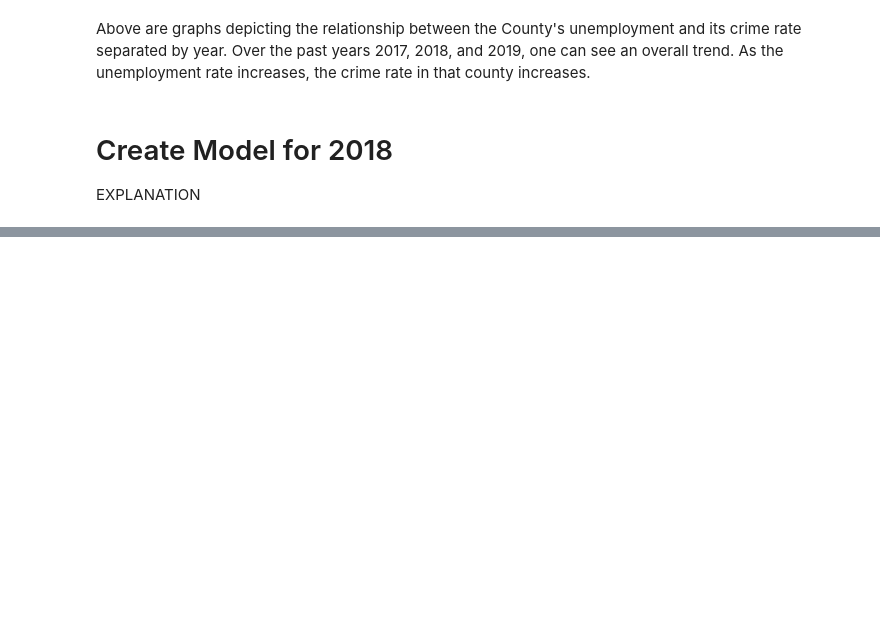
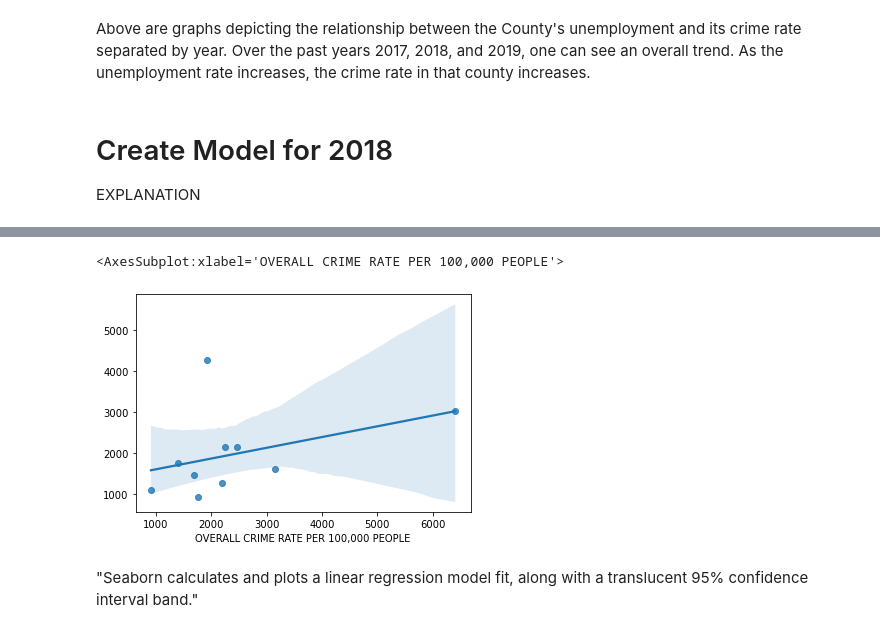
Before and after one commit to lgmueller/lgmueller.github.io, a Jupyter notebook: final-project/final-project.ipynb, the cells around one changed output, grey strips where cells are left out. Cells and saved outputs as stored; diff of their text form; code cells hidden in the pictures; blank space fills up the shorter version.

Commit message:
model

```diff
--- a/final-project/final-project.ipynb
+++ b/final-project/final-project.ipynb
@@ -549,8 +554,7 @@ crime_18.head()
 # %%
 # create variables for model
-X = crime_18[['INCOME',
+X = table_18[['INCOME',
               'UNEMPLOYMENT',
-              'Local Funding Per Pupil']]
+              'FUNDING']]
 X = pd.get_dummies(data=X, drop_first=True)
-Y = crime_18['OVERALL CRIME RATE PER 100,000 PEOPLE']
-X.head()
+Y = table_18['OVERALL CRIME RATE PER 100,000 PEOPLE']
@@ -563,0 +561,12 @@ X.head()
+# %%
+# learn more about this go to
+# https://medium.com/analytics-vidhya/implementing-linear-regression-using-sklearn-76264a3c073c
+
+# split data in to test and train data
+X_train, X_test, y_train, y_test = train_test_split(X, Y, test_size=0.4, random_state=101)
+
+model = LinearRegression()
+model.fit(X_train,y_train)
+
+coeff_parameter = pd.DataFrame(model.coef_,X.columns,columns=['Coefficient'])
+coeff_parameter
@@ -563,0 +584,9 @@ X.head()
+# %%
+# plot model and predictions
+predictions = model.predict(X_test)
+sns.regplot(y_test,predictions)
+# %% [output]
+<AxesSubplot:xlabel='OVERALL CRIME RATE PER 100,000 PEOPLE'>
+[figure, added]
+# %% [markdown]
+"Seaborn calculates and plots a linear regression model fit, along with a translucent 95% confidence interval band."
```
Also changed, not shown: parts of 5 cells of this notebook.
